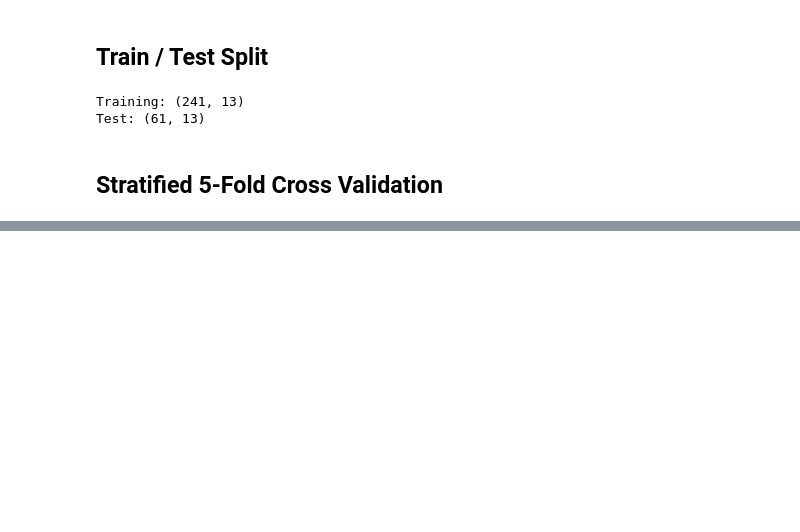
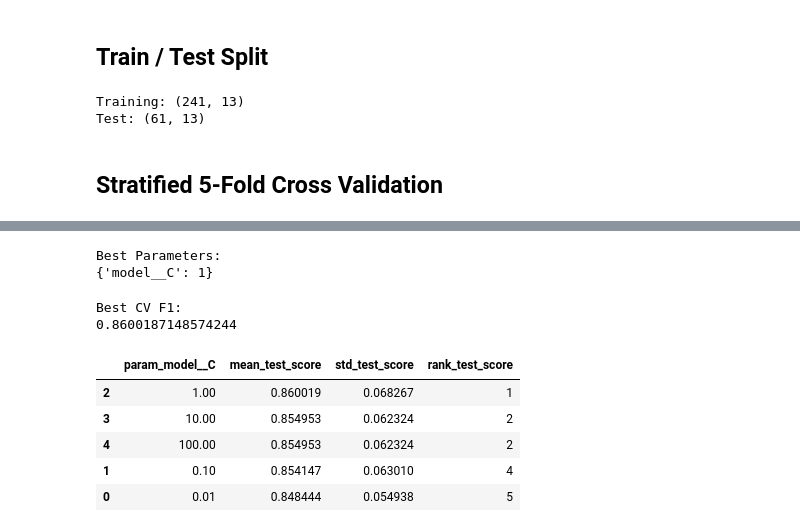
Before and after one commit to halimAhtasham/DeepLearning, a Jupyter notebook: 07_Hyperparameter_Tuning.ipynb, the cells around one changed output, grey strips where cells are left out. Cells and saved outputs as stored; diff of their text form; code cells hidden in the pictures; blank space fills up the shorter version.

```diff
--- a/07_Hyperparameter_Tuning.ipynb
+++ b/07_Hyperparameter_Tuning.ipynb
@@ -91,0 +94,20 @@ cv = StratifiedKFold(
+# %%
+logistic_pipeline = Pipeline([
+    ("scaler", StandardScaler()),
+    ("model", LogisticRegression(random_state=42, max_iter=2000))
+])
+# %%
+logistic_params = {
+    "model__C":[0.01,0.1,1,10,100]
+}
+# %%
+logistic_grid = GridSearchCV(
+    estimator=logistic_pipeline,
+    param_grid=logistic_params,
+    cv=cv,
+    scoring="f1",
+    n_jobs=-1,
+    return_train_score=False
+)
+# %%
+logistic_grid.fit(X_train, y_train)
@@ -91,0 +122,12 @@ cv = StratifiedKFold(
+# %%
+print("Best Parameters:")
+print(logistic_grid.best_params_)
+# %% [output]
+Best Parameters:
+{'model__C': 1}
+# %%
+print("Best CV F1:")
+print(logistic_grid.best_score_)
+# %% [output]
+Best CV F1:
+0.8600187148574244
@@ -91,0 +136,22 @@ cv = StratifiedKFold(
+# %%
+logistic_results = pd.DataFrame(
+    logistic_grid.cv_results_
+)
+
+logistic_results[
+    [
+        "param_model__C",
+        "mean_test_score",
+        "std_test_score",
+        "rank_test_score"
+    ]
+].sort_values(
+    "rank_test_score"
+)
+# %% [output]
+|  | param_model__C | mean_test_score | std_test_score | rank_test_score |
+| 2 | 1.00 | 0.860019 | 0.068267 | 1 |
+| 3 | 10.00 | 0.854953 | 0.062324 | 2 |
+| 4 | 100.00 | 0.854953 | 0.062324 | 2 |
+| 1 | 0.10 | 0.854147 | 0.063010 | 4 |
+| 0 | 0.01 | 0.848444 | 0.054938 | 5 |
```
Also changed, not shown: parts of 3 cells of this notebook.
